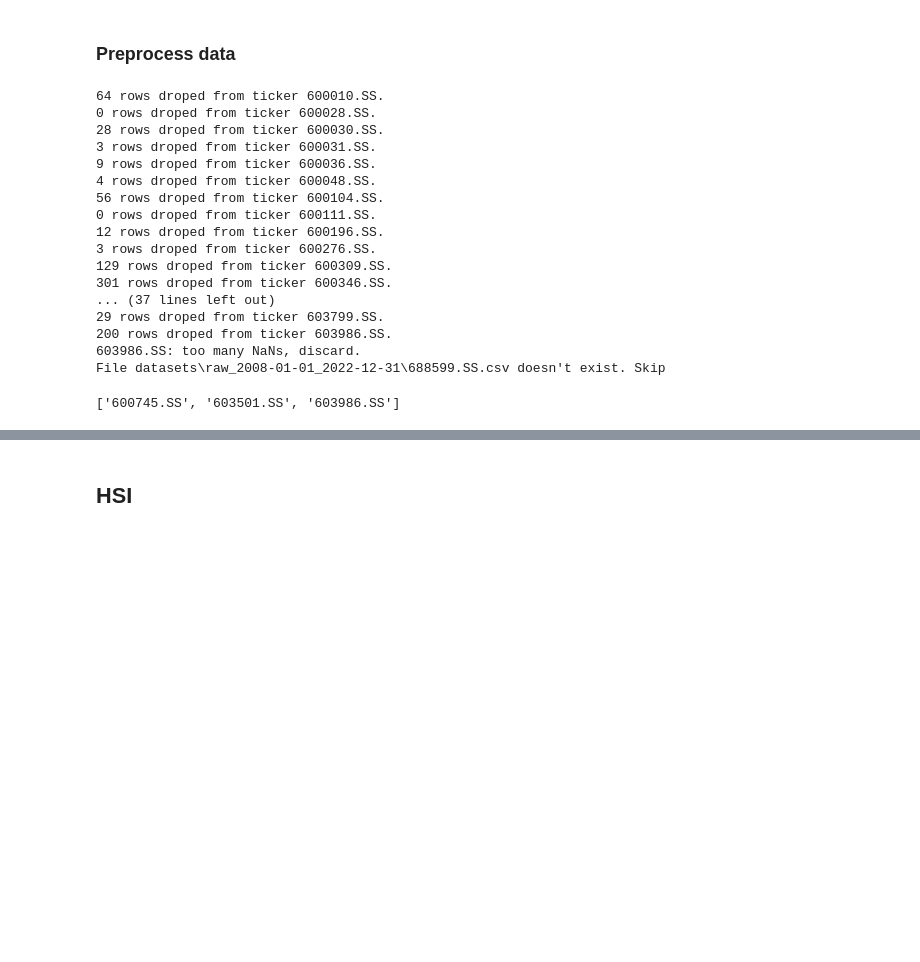
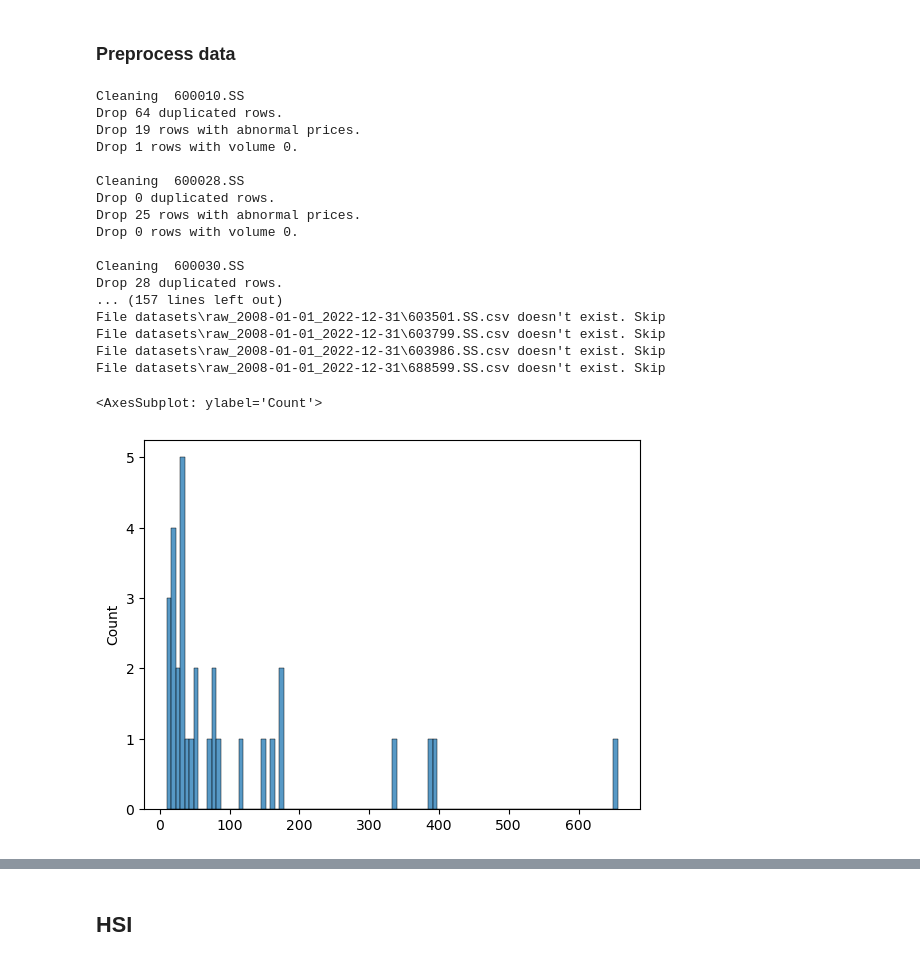
Before and after one commit to freedom5wind/StockTrading, a Jupyter notebook: ExpMultiStockTrading.ipynb, the cells around one changed output, grey strips where cells are left out. Drawn from its saved outputs; the diff is of its cells as text; code cells hidden in the pictures; blank space fills up the shorter version.

Commit message:
Fix data cleaning and feature engineering.

```diff
--- a/ExpMultiStockTrading.ipynb
+++ b/ExpMultiStockTrading.ipynb
@@ -247,21 +236,26 @@ def preprocess_data(tic_list, load_dir, save_dir):
 # %%
-preprocess_data(tic_list, RAW_DATA_WITHIN_RANGE_DIR, PREPROCESSED_SSE50_DIR)
+df_tics = load_data(tic_list, RAW_DATA_WITHIN_RANGE_DIR)
 # %% [output]
-64 rows droped from ticker 600010.SS.
-0 rows droped from ticker 600028.SS.
-28 rows droped from ticker 600030.SS.
-3 rows droped from ticker 600031.SS.
-9 rows droped from ticker 600036.SS.
-4 rows droped from ticker 600048.SS.
-56 rows droped from ticker 600104.SS.
-0 rows droped from ticker 600111.SS.
-12 rows droped from ticker 600196.SS.
-3 rows droped from ticker 600276.SS.
-129 rows droped from ticker 600309.SS.
-301 rows droped from ticker 600346.SS.
-... (37 lines left out)
-29 rows droped from ticker 603799.SS.
-200 rows droped from ticker 603986.SS.
-603986.SS: too many NaNs, discard.
+Cleaning  600010.SS
+Drop 64 duplicated rows.
+Drop 19 rows with abnormal prices.
+Drop 1 rows with volume 0.
+
+Cleaning  600028.SS
+Drop 0 duplicated rows.
+Drop 25 rows with abnormal prices.
+Drop 0 rows with volume 0.
+
+Cleaning  600030.SS
+Drop 28 duplicated rows.
+... (157 lines left out)
+File datasets\raw_2008-01-01_2022-12-31\603501.SS.csv doesn't exist. Skip
+File datasets\raw_2008-01-01_2022-12-31\603799.SS.csv doesn't exist. Skip
+File datasets\raw_2008-01-01_2022-12-31\603986.SS.csv doesn't exist. Skip
 File datasets\raw_2008-01-01_2022-12-31\688599.SS.csv doesn't exist. Skip
-['600745.SS', '603501.SS', '603986.SS']
+# %%
+na_count = df_tics.pivot_table(index='date', columns=['tic']).isna().close.sum()
+sns.histplot(na_count, bins=100)
+# %% [output]
+<AxesSubplot: ylabel='Count'>
+[figure, added]
```
Also changed, not shown: parts of 54 cells of this notebook, 1 other file.
